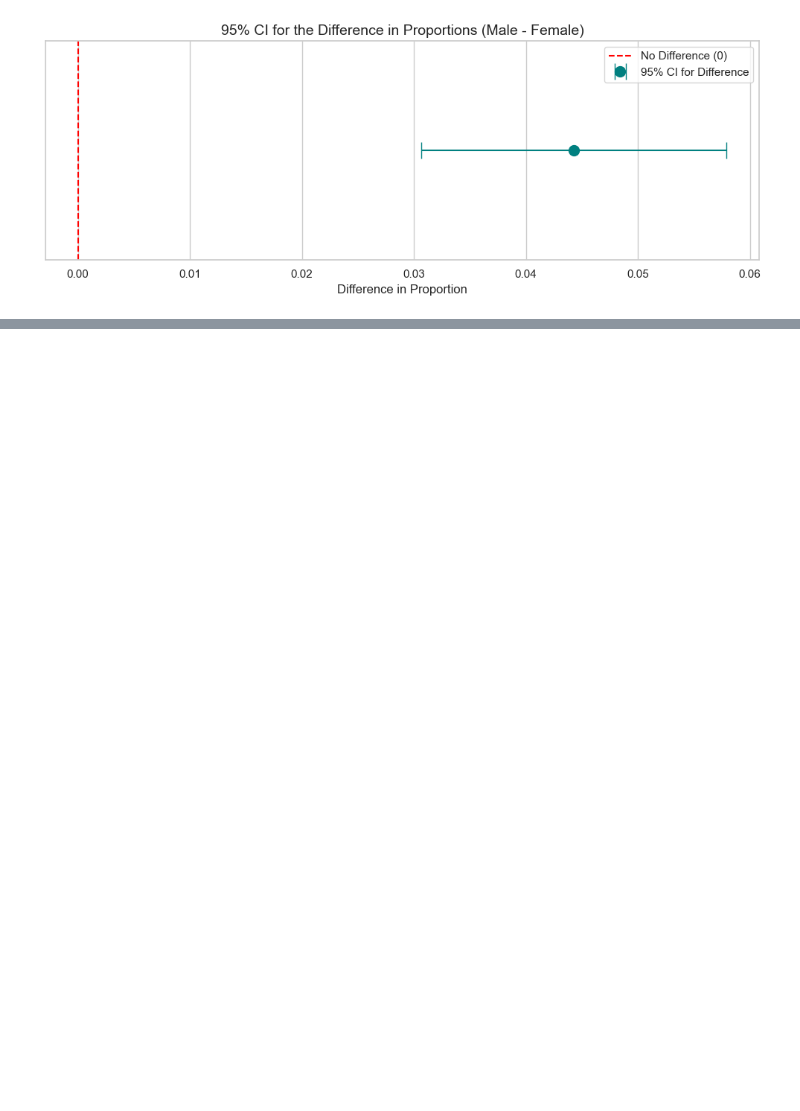
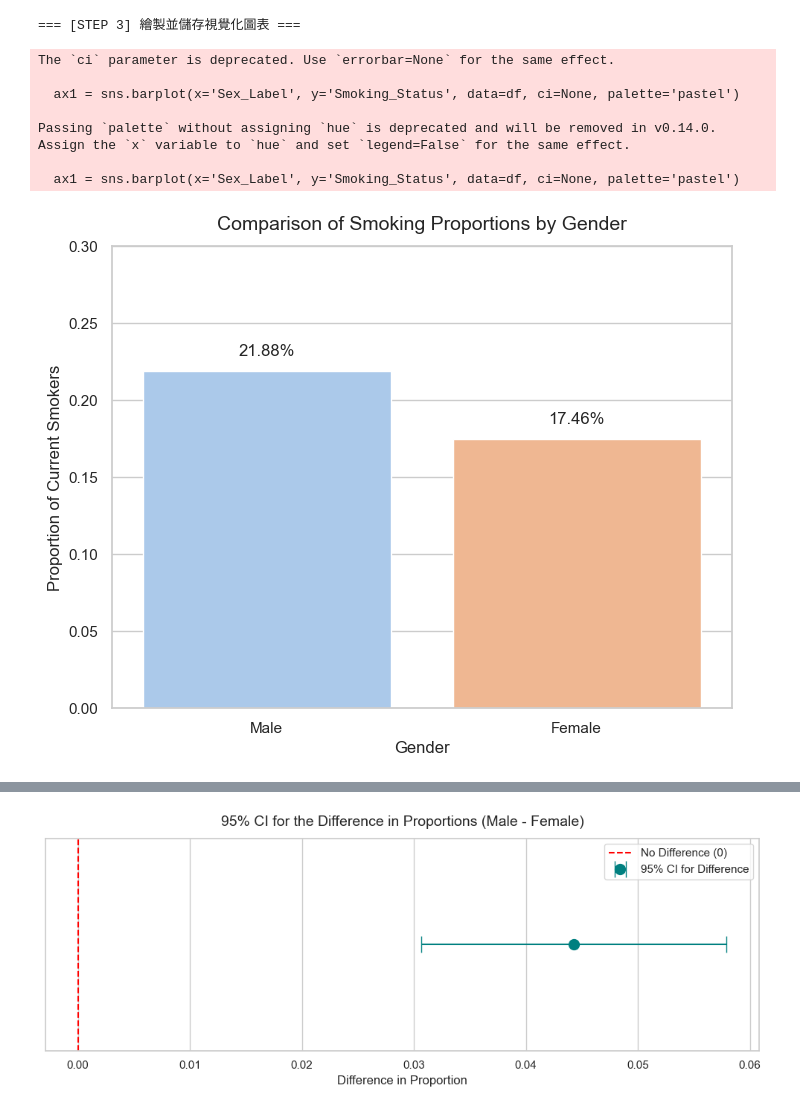
Before and after one commit to 111370136/Project-Cycle3-Group15, a Jupyter notebook: notebooks/02_inference.ipynb, the cells around one changed output, grey strips where cells are left out. Drawn from its saved outputs; the diff is of its cells as text; code cells hidden in the pictures; blank space fills up the shorter version.

```diff
--- a/notebooks/02_inference.ipynb
+++ b/notebooks/02_inference.ipynb
@@ -100,16 +101,59 @@ Passing `palette` without assigning `hue` is deprecated and will be removed in v
 # %%
-# 圖 2: 信賴區間圖 (CI Plot)
+# 5. 資料視覺化
+print("\n=== [STEP 3] 繪製並儲存視覺化圖表 ===")
+
+# 圖 1: 男女抽菸比例長條圖
+plt.figure(figsize=(8, 6))
+ax1 = sns.barplot(x='Sex_Label', y='Smoking_Status', data=df, ci=None, palette='pastel')
+plt.title('Comparison of Smoking Proportions by Gender', fontsize=14, pad=12)
+plt.ylabel('Proportion of Current Smokers')
+plt.xlabel('Gender')
+plt.ylim(0, 0.3)
+
+# 在長條圖上方標註精確百分比
+for p in ax1.patches:
+    ax1.annotate(f'{p.get_height():.2%}', (p.get_x() + p.get_width() / 2., p.get_height() + 0.01),
+                ha='center', fontsize=12)
+
+plt.savefig(FIG_DIR / "01_proportion_barplot.png", dpi=100)
+plt.show()
+
+
+# 圖 2: 100% 堆疊長條圖
+fig, ax2 = plt.subplots(figsize=(8, 6))
+crosstab_props.plot(kind='bar', stacked=True, color=['#A8DADC', '#E63946'], width=0.5, ax=ax2)
+plt.title('Current Cigarette Use Proportion by Gender (YRBS 2007)', fontsize=14, pad=15)
+plt.xlabel('Gender', fontsize=12)
+plt.ylabel('Proportion', fontsize=12)
+plt.xticks(rotation=0)
+plt.legend(title='Smoking Status', labels=['Non-Smoker (0)', 'Smoker (1)'], bbox_to_anchor=(1, 1))
+ax2.yaxis.set_major_formatter(mtick.PercentFormatter(1.0))
+
+plt.tight_layout()
+plt.savefig(FIG_DIR / "02_proportion_per_group_barplot.png", dpi=100)
+plt.show()
+
+
+# 圖 3: 比例差異的 95% 信賴區間圖
 plt.figure(figsize=(10, 4))
 plt.errorbar(obs_diff, 0, xerr=[[obs_diff - ci_low], [ci_upp - obs_diff]],
              fmt='o', markersize=10, capsize=8, color='teal', label='95% CI for Difference')
 plt.axvline(x=0, color='red', linestyle='--', label='No Difference (0)')
-plt.title('95% CI for the Difference in Proportions (Male - Female)', fontsize=14)
+plt.title('95% CI for the Difference in Proportions (Male - Female)', fontsize=14, pad=12)
 plt.xlabel('Difference in Proportion')
-plt.yticks([]) # 隱藏 Y 軸
+plt.yticks([])
 plt.legend()
 plt.tight_layout()
 
-plt.savefig(FIG_DIR / "03_difference_ci_plot.png")
+plt.savefig(FIG_DIR / "03_difference_ci_plot.png", dpi=100)
 plt.show()
 # %% [output]
+=== [STEP 3] 繪製並儲存視覺化圖表 ===
+The `ci` parameter is deprecated. Use `errorbar=None` for the same effect.
+
+  ax1 = sns.barplot(x='Sex_Label', y='Smoking_Status', data=df, ci=None, palette='pastel')
+
+Passing `palette` without assigning `hue` is deprecated and will be removed in v0.14.0. Assign the `x` variable to `hue` and set `legend=False` for the same effect.
+
+  ax1 = sns.barplot(x='Sex_Label', y='Smoking_Status', data=df, ci=None, palette='pastel')
-[figure, old version]
+[figure, new version]
@@ -115,0 +161 @@ plt.show()
+[figure, added]
```
Also changed, not shown: parts of 4 cells of this notebook, 5 other files.
